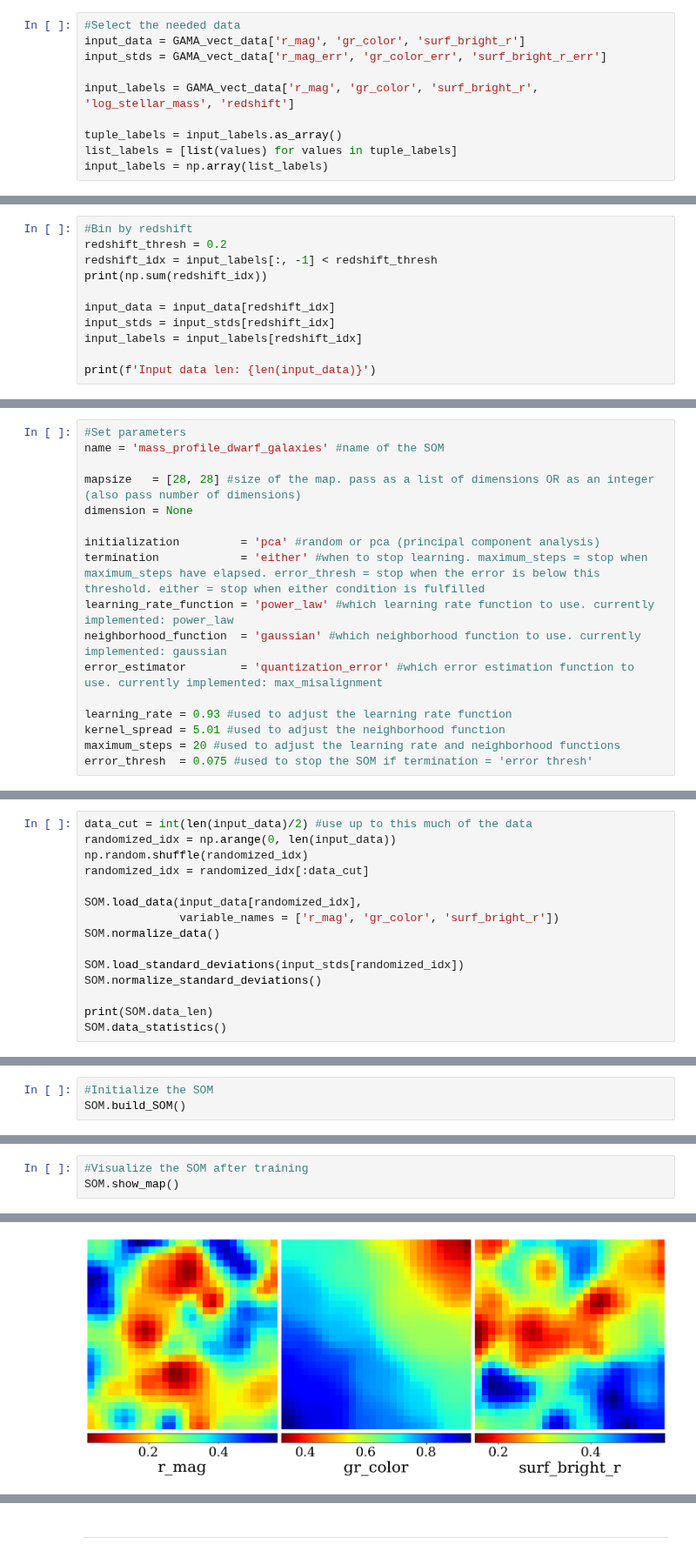
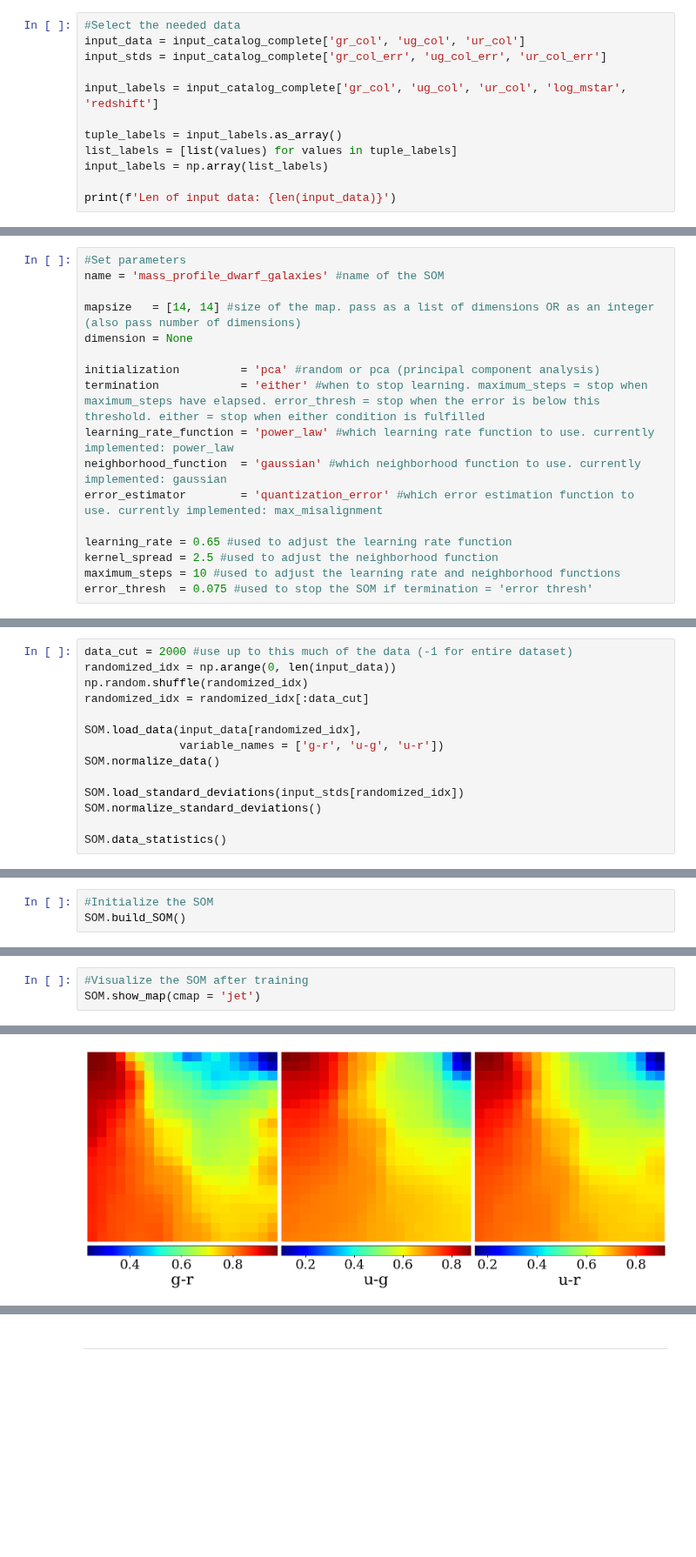
Before and after one commit to lsajkov/strw_mpdg, a Jupyter notebook: mpdg_run_som.ipynb, the cells around one changed output, grey strips where cells are left out. Shown at 87% size. Drawn from its saved outputs; the diff is of its cells as text; blank space fills up the shorter version.

```diff
--- a/mpdg_run_som.ipynb
+++ b/mpdg_run_som.ipynb
@@ -19,10 +25,12 @@ GAMA_vect_data.add_column(GAMA_vect_data['r_mag_err'], index = 4, name = 'surf_b
 # %%
 #Select the needed data
-input_data = GAMA_vect_data['r_mag', 'gr_color', 'surf_bright_r']
-input_stds = GAMA_vect_data['r_mag_err', 'gr_color_err', 'surf_bright_r_err']
+input_data = input_catalog_complete['gr_col', 'ug_col', 'ur_col']
+input_stds = input_catalog_complete['gr_col_err', 'ug_col_err', 'ur_col_err']
 
-input_labels = GAMA_vect_data['r_mag', 'gr_color', 'surf_bright_r', 'log_stellar_mass', 'redshift']
+input_labels = input_catalog_complete['gr_col', 'ug_col', 'ur_col', 'log_mstar', 'redshift']
 
 tuple_labels = input_labels.as_array()
 list_labels = [list(values) for values in tuple_labels]
 input_labels = np.array(list_labels)
+
+print(f'Len of input data: {len(input_data)}')
@@ -29,11 +38,0 @@ input_labels = np.array(list_labels)
-# %%
-#Bin by redshift
-redshift_thresh = 0.2
-redshift_idx = input_labels[:, -1] < redshift_thresh
-print(np.sum(redshift_idx))
-
-input_data = input_data[redshift_idx]
-input_stds = input_stds[redshift_idx]
-input_labels = input_labels[redshift_idx]
-
-print(f'Input data len: {len(input_data)}')
@@ -50,7 +46,7 @@ from mpdg_som import SelfOrganizingMap
 #Set parameters
 name = 'mass_profile_dwarf_galaxies' #name of the SOM
 
-mapsize   = [28, 28] #size of the map. pass as a list of dimensions OR as an integer (also pass number of dimensions)
+mapsize   = [14, 14] #size of the map. pass as a list of dimensions OR as an integer (also pass number of dimensions)
 dimension = None
 
 initialization         = 'pca' #random or pca (principal component analysis)
@@ -59,9 +55,9 @@ learning_rate_function = 'power_law' #which learning rate function to use. curre
 neighborhood_function  = 'gaussian' #which neighborhood function to use. currently implemented: gaussian
 error_estimator        = 'quantization_error' #which error estimation function to use. currently implemented: max_misalignment
 
-learning_rate = 0.93 #used to adjust the learning rate function
-kernel_spread = 5.01 #used to adjust the neighborhood function
-maximum_steps = 20 #used to adjust the learning rate and neighborhood functions
+learning_rate = 0.65 #used to adjust the learning rate function
+kernel_spread = 2.5 #used to adjust the neighborhood function
+maximum_steps = 10 #used to adjust the learning rate and neighborhood functions
 error_thresh  = 0.075 #used to stop the SOM if termination = 'error thresh'
 # %%
 #Declare the SOM
@@ -80,18 +76,17 @@ SOM = SelfOrganizingMap(
     error_thresh           = error_thresh
 )
 # %%
-data_cut = int(len(input_data)/2) #use up to this much of the data
+data_cut = 2000 #use up to this much of the data (-1 for entire dataset)
 randomized_idx = np.arange(0, len(input_data))
 np.random.shuffle(randomized_idx)
 randomized_idx = randomized_idx[:data_cut]
 
 SOM.load_data(input_data[randomized_idx],
-              variable_names = ['r_mag', 'gr_color', 'surf_bright_r'])
+              variable_names = ['g-r', 'u-g', 'u-r'])
 SOM.normalize_data()
 
 SOM.load_standard_deviations(input_stds[randomized_idx])
 SOM.normalize_standard_deviations()
 
-print(SOM.data_len)
 SOM.data_statistics()
 # %% [output]
@@ -137,4 +130,4 @@ KeyboardInterrupt:
 # %%
 #Visualize the SOM after training
-SOM.show_map()
+SOM.show_map(cmap = 'jet')
 # %% [output]
@@ -142,4 +135,4 @@ SOM.show_map()
-[figure, old version]
+[figure, new version]
 # %%
 #Label the cells in the map with external parameters. Visualize the labeled map.
 SOM.load_labeling_data(input_labels[:data_cut],
```
Also changed, not shown: parts of 26 cells of this notebook, 4 other files.
